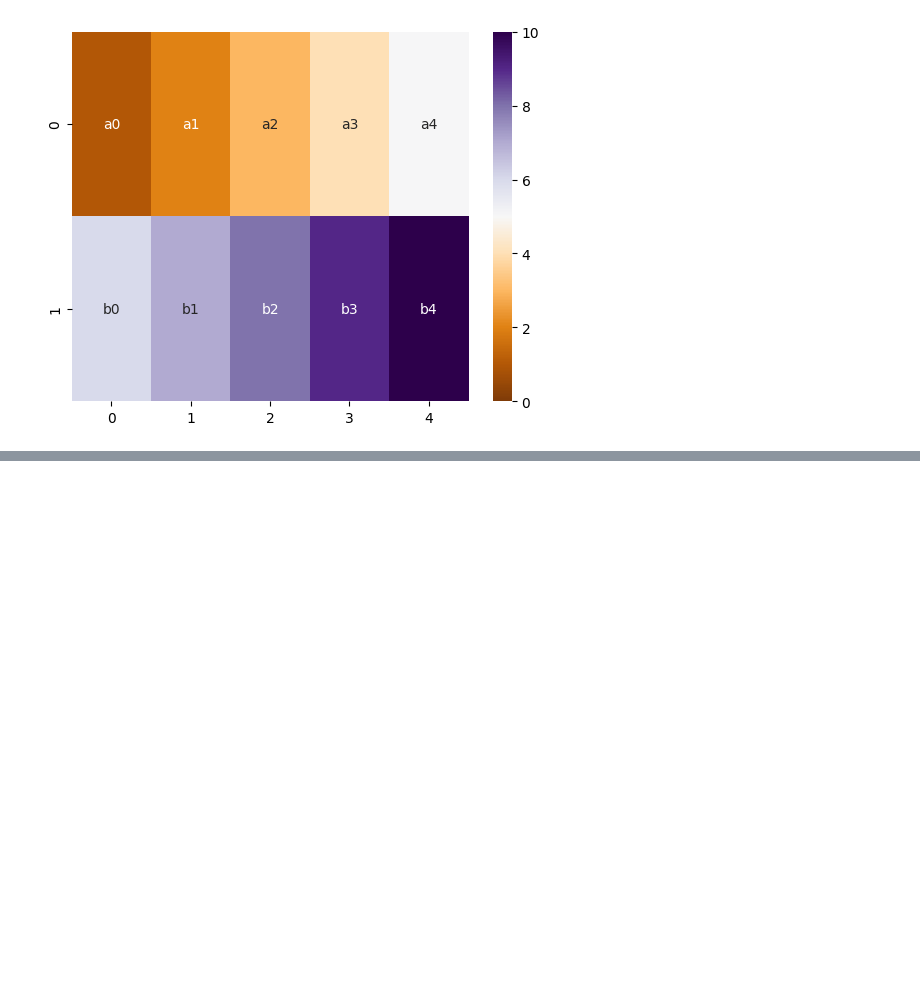
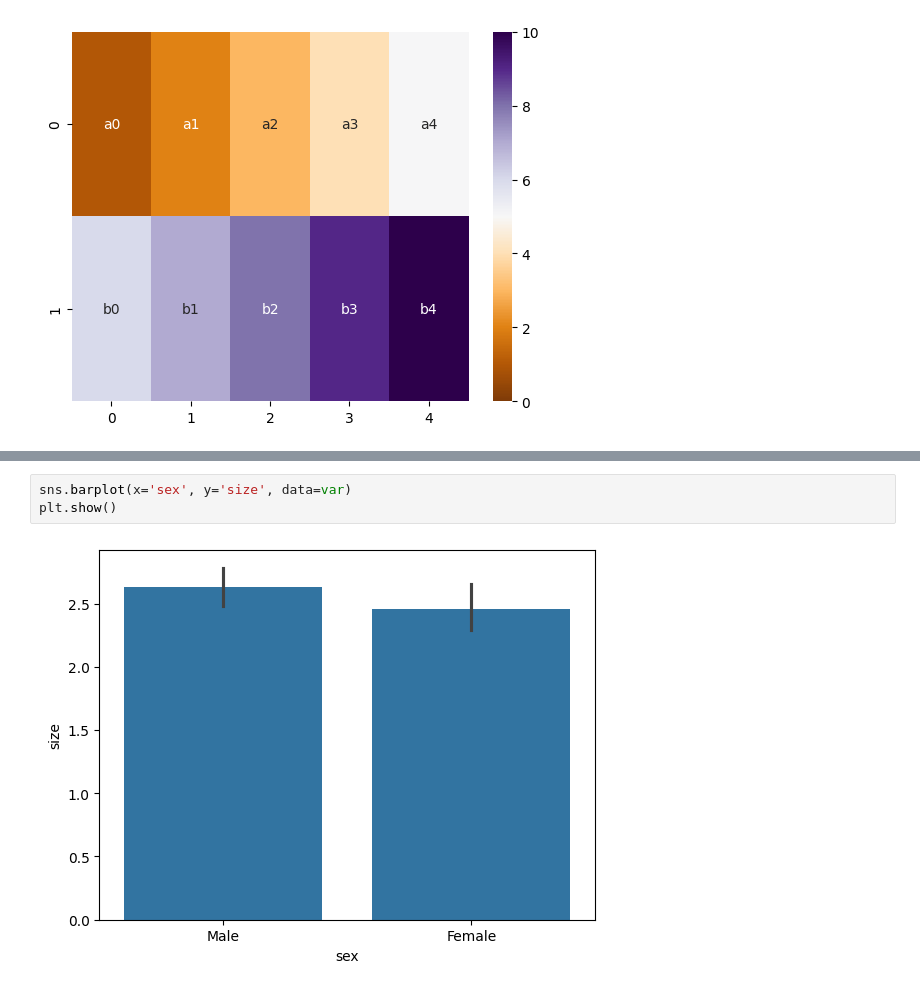
Before and after one commit to Srishti36912/python, a Jupyter notebook: python seaborn online/seaborn.ipynb, the cells around one changed output, grey strips where cells are left out. Cells and saved outputs as stored; diff of their text form; blank space fills up the shorter version.

```diff
--- a/python seaborn online/seaborn.ipynb
+++ b/python seaborn online/seaborn.ipynb
@@ -238,0 +267,5 @@ sns.heatmap(var1, vmin=0, vmax=10, cmap="PuOr", annot=ar, fmt="s")
+# %%
+sns.barplot(x='sex', y='size', data=var)
+plt.show()
+# %% [output]
+[figure, added]
```
Also changed, not shown: parts of 4 cells of this notebook.
